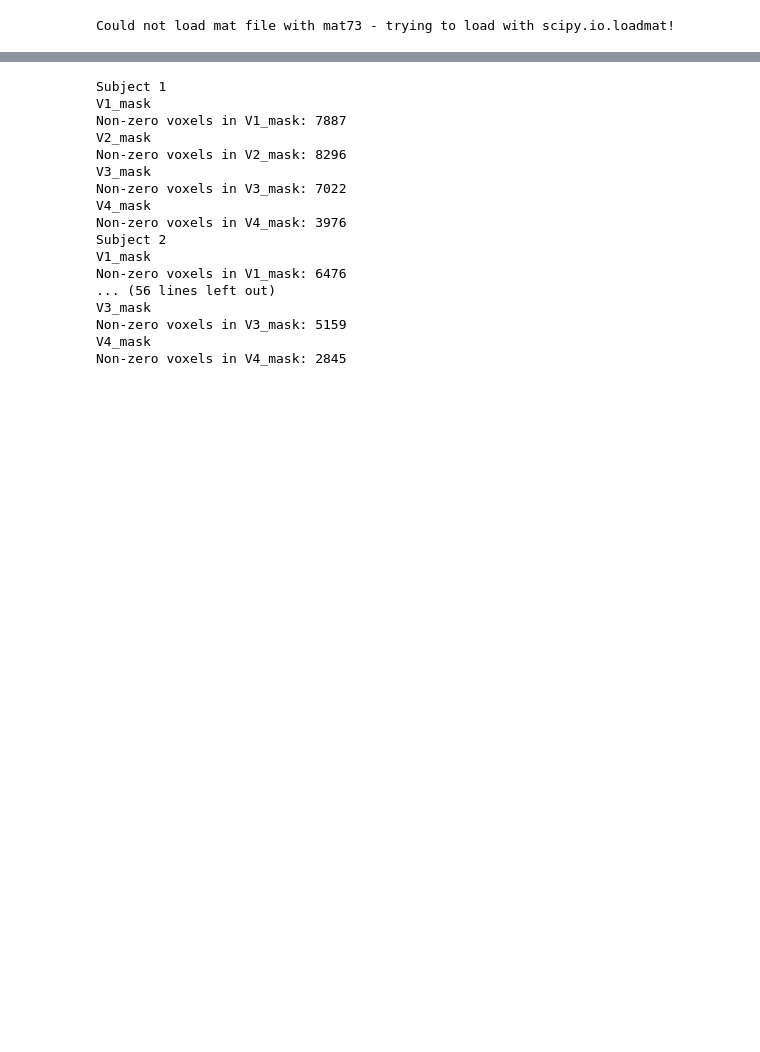
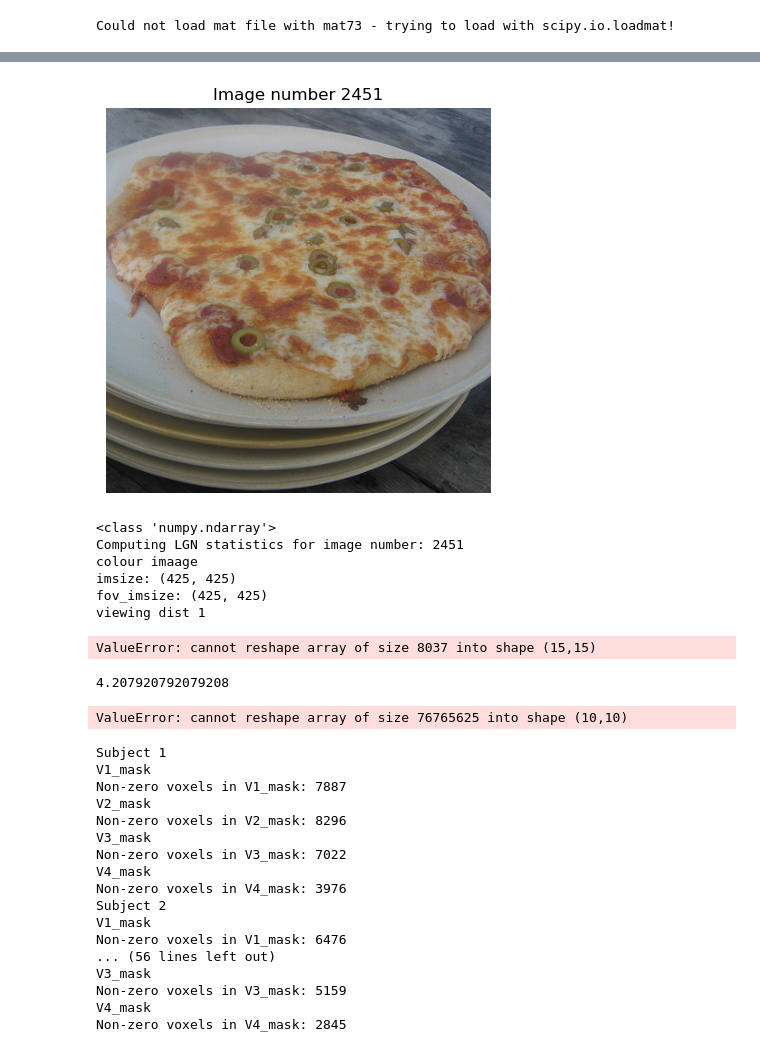
Before and after one commit to WiegerScheurer/spatpred, a Jupyter notebook: notebooks/viscontrast.ipynb, the cells around one changed output, grey strips where cells are left out. Cells and saved outputs as stored; diff of their text form; code cells hidden in the pictures; blank space fills up the shorter version.

```diff
--- a/notebooks/viscontrast.ipynb
+++ b/notebooks/viscontrast.ipynb
@@ -58,5 +58,11 @@ dot_pitch=(3 * meter_per_pixel / 2)*1.5 # dot pitch in meter (times 1.5 because
 config_path = './notebooks/alien_nbs/lgnpy/lgnpy/CEandSC/default_config.yml'
 with open(config_path, 'r') as f:
     config = yaml.load(f, Loader=yaml.UnsafeLoader)
-config['viewing_dist']=0.46
+
+
+# For NSD:
+deg_per_pixel = 8.4 / 425
+print('degree per pixel:', deg_per_pixel)
+
+config['viewing_dist']= 1 # used to be 0.46
 config['dot_pitch']= dot_pitch
@@ -79,3 +134,51 @@ Computing LGN statistics for noname.tiff
+# %%
+import h5py
+
+# ce, sc, beta, gamma = lgn_statistics(im=image_files[img_ix], file_name='noname.tiff',
+#                                         config=config, force_recompute=True, cache=False,
+#                                         home_path='./notebooks/alien_nbs/',
+#                                         threshold_lgn=threshold_lgn)
+
+
+img_no = random.randint(0, 10000)
+plaatje = show_stim(img_no = img_no, small = 'y')[0]
+print(type(plaatje))
+plaatje = show_stim(img_no = img_no, hide = 'y')[0]
+ce, sc, beta, gamma, c_mask, c_mask_peri = lgn_statistics(im=plaatje, file_name=f'image number: {str(img_no)}',
+                                        config=config, force_recompute=True, cache=False,
+                                        home_path='./notebooks/alien_nbs/',
+                                        threshold_lgn=threshold_lgn, compute_extra_statistics = True, crop_masks = mask_list, fov_imsize = (425, 425))
+# %% [output]
+[figure, added]
+<class 'numpy.ndarray'>
+Computing LGN statistics for image number: 2451
+colour imaage
+imsize: (425, 425)
+fov_imsize: (425, 425)
+viewing dist 1
+ValueError: cannot reshape array of size 8037 into shape (15,15)
+# %%
+425/8.4 # 50.595238095238095
+# %% [output]
+4.207920792079208
+# %%
+import numpy as np
+import h5py
+hoer = np.ones([10,10])
+def get_crop_masks(fov, mask):
+    _start_x = mask.sum(axis=1).argmax()
+    _start_y = mask.sum(axis=0).argmax()
+    c_mask = np.zeros(mask.shape, dtype=np.bool8)
+    c_mask[_start_x:_start_x+fov.shape[0], _start_y:_start_y+fov.shape[1]] = fov * mask[mask].reshape(fov.shape)
+    c_mask_peri = np.zeros(mask.shape, dtype=np.bool8)
+    c_mask_peri[_start_x:_start_x+fov.shape[0], _start_y:_start_y+fov.shape[1]] = (~fov) * mask[mask].reshape(fov.shape)
+    return c_mask, c_mask_peri
+
+
+
+get_crop_masks(fov = hoer, mask = w_mask)
+# %% [output]
+ValueError: cannot reshape array of size 76765625 into shape (10,10)
 # %%
 n_subjects = len(os.listdir('/home/rfpred/data/natural-scenes-dataset/nsddata/ppdata'))
 vismask_dict = make_visrois_dict(vox_count = 'y', bin_check = 'n', n_subjects=n_subjects)
```
Also changed, not shown: parts of 7 cells of this notebook, 2 other files.
